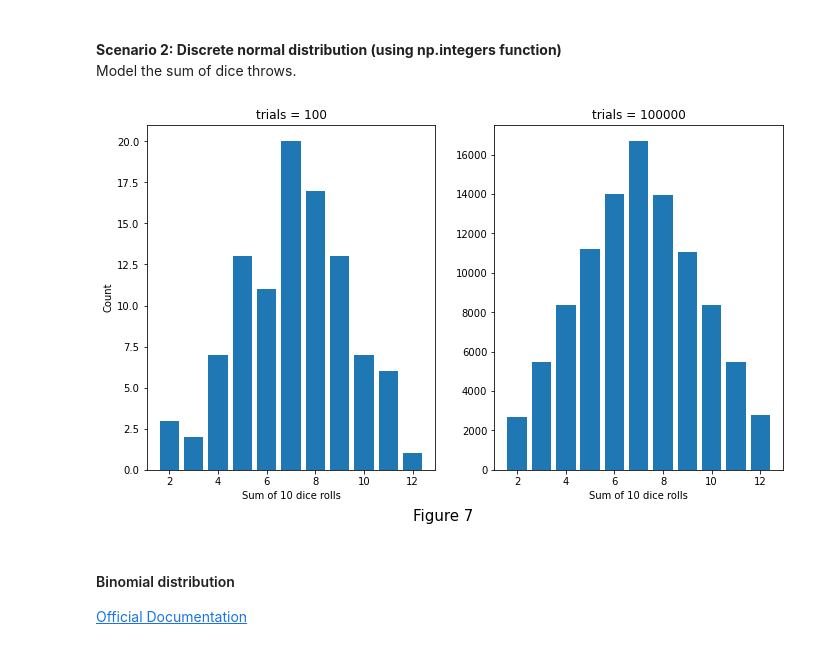
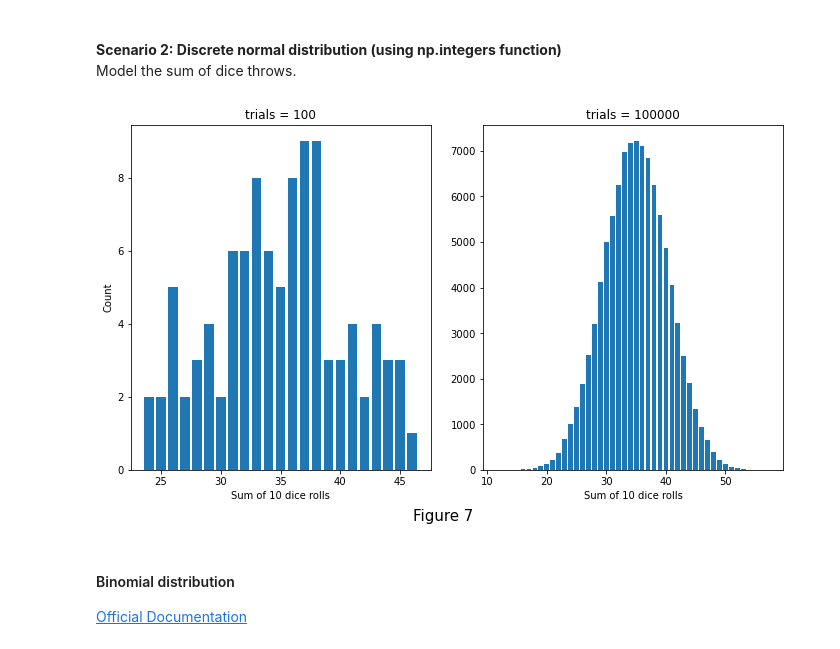
Before and after one commit to CiaranMoran27/numpy.random, a Jupyter notebook: numpy-random.ipynb, the cells around one changed output. Saved outputs shown, nothing was run; the diff lists cells and outputs as text; code cells hidden in the pictures.

```diff
--- a/numpy-random.ipynb
+++ b/numpy-random.ipynb
@@ -574,36 +574,36 @@ Model the sum of dice throws.
 # %%
 
 # model the results of summing 10 dice rolls across n trials
     # This shows how random processes can tend towards a discrete
     # normal distribution when the dataset is large enough
 
 def plot_bar_twice(roll_low, roll_high):
 
     fig, (ax1, ax2) = plt.subplots(1, 2, figsize = (10, 6))
     plt.figtext(0.5, 0, 'Figure 7', wrap = True, horizontalalignment = 'center', fontsize = 15)
     ax1.bar(roll_low[0], roll_low[1])
     ax2.bar(roll_high[0], roll_high[1])
 
     ax1.set_title('trials = 100')
     ax1.set_xlabel('Sum of 10 dice rolls')
     ax1.set_ylabel('Count')
     ax2.set_title('trials = 100000')
     ax2.set_xlabel('Sum of 10 dice rolls')
 
     plt.tight_layout(pad = 2)
     plt.show()
 
 def sum_dice_rolls(num_dice, num_turns):
     dice = rng.integers(1, 7, (num_turns, num_dice))               # generate ints from 0-6 in (n * n darray)
     totals = np.sum(dice, axis = 1)                                # sum dice along rows
     faces, counts = np.unique(totals, return_counts = True)        # unique count to faces variable
     return faces, counts ,num_dice, num_turns                      # return tuple for each array
 
-less_trials = sum_dice_rolls(num_dice = 2, num_turns = 100)
-more_trials = sum_dice_rolls(num_dice = 2, num_turns = 100000)
+less_trials = sum_dice_rolls(num_dice = 10, num_turns = 100)
+more_trials = sum_dice_rolls(num_dice = 10, num_turns = 100000)
 plot_bar_twice(less_trials, more_trials)
 # %% [output]
-[figure, old version]
+[figure, new version]
 # %% [markdown]
 #### Binomial distribution
 [Official Documentation](https://numpy.org/doc/stable/reference/random/generated/numpy.random.Generator.binomial.html#numpy.random.Generator.binomial)
```
Also changed, not shown: parts of 11 cells of this notebook.
